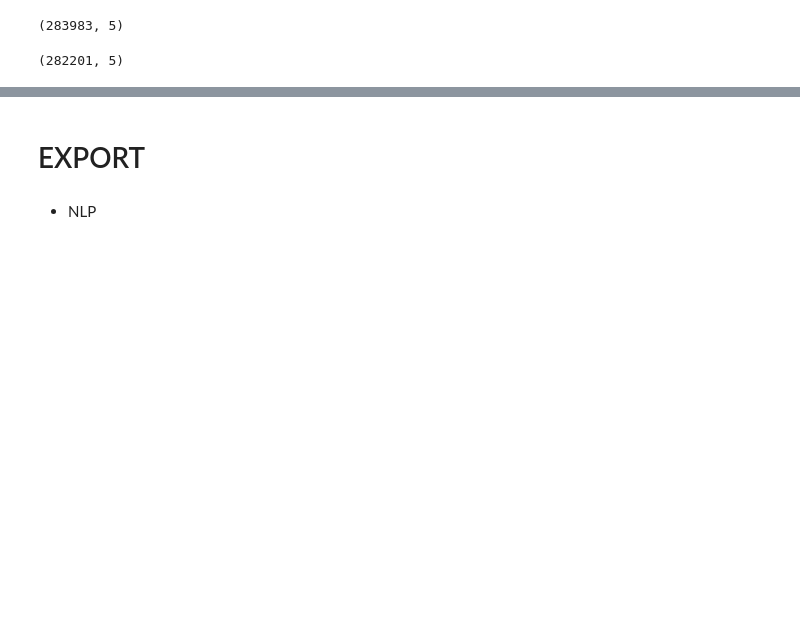
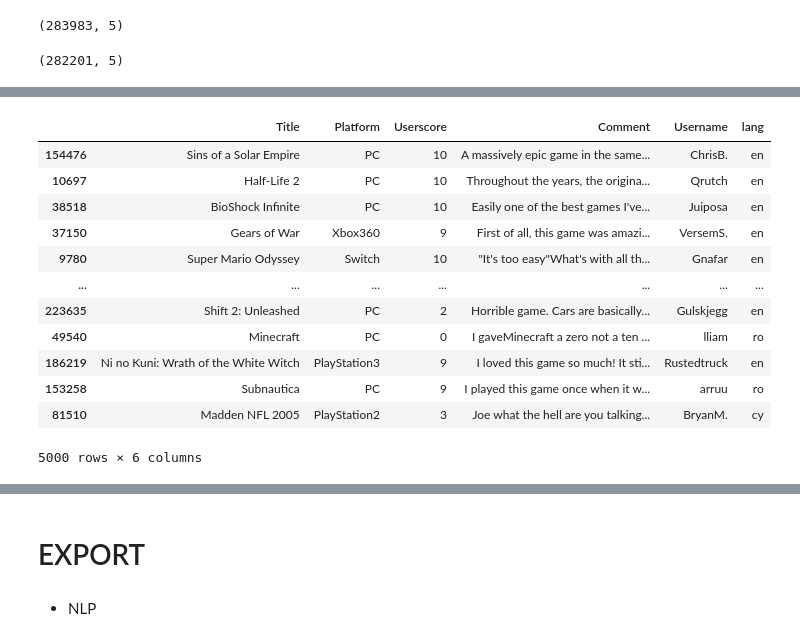
Before and after one commit to vivyhasadream/Game_Recommender_System_W_Sentimental_Analyzer, a Jupyter notebook: 1_DataCleaning_metacritic.ipynb, the cells around one changed output, grey strips where cells are left out. Saved outputs shown, nothing was run; the diff lists cells and outputs as text; code cells hidden in the pictures; blank space fills up the shorter version.

Commit message:
add lang detect

```diff
--- a/1_DataCleaning_metacritic.ipynb
+++ b/1_DataCleaning_metacritic.ipynb
@@ -154,3 +157,12 @@ df_comments.dropna(inplace=True)
 df_comments.shape
 # %% [output]
 (282201, 5)
+# %%
+df_comments_5000 = df_comments.sample(5000)
+# %%
+start = time.time()
+
+df_comments_5000['lang'] = df_comments_5000['Title'].apply(detect)
+
+end = time.time()
+print(f'this function took {end-start} seconds.')
@@ -156,0 +171,16 @@ df_comments.shape
+# %%
+df_comments_5000
+# %% [output]
+|  | Title | Platform | Userscore | Comment | Username | lang |
+| 154476 | Sins of a Solar Empire | PC | 10 | A massively epic game in the same... | ChrisB. | en |
+| 10697 | Half-Life 2 | PC | 10 | Throughout the years, the origina... | Qrutch | en |
+| 38518 | BioShock Infinite | PC | 10 | Easily one of the best games I've... | Juiposa | en |
+| 37150 | Gears of War | Xbox360 | 9 | First of all, this game was amazi... | VersemS. | en |
+| 9780 | Super Mario Odyssey | Switch | 10 | "It's too easy"What's with all th... | Gnafar | en |
+| ... | ... | ... | ... | ... | ... | ... |
+| 223635 | Shift 2: Unleashed | PC | 2 | Horrible game. Cars are basically... | Gulskjegg | en |
+| 49540 | Minecraft | PC | 0 | I gaveMinecraft a zero not a ten ... | lliam | ro |
+| 186219 | Ni no Kuni: Wrath of the White Witch | PlayStation3 | 9 | I loved this game so much! It sti... | Rustedtruck | en |
+| 153258 | Subnautica | PC | 9 | I played this game once when it w... | arruu | ro |
+| 81510 | Madden NFL 2005 | PlayStation2 | 3 | Joe what the hell are you talking... | BryanM. | cy |
+5000 rows × 6 columns
```
Also changed, not shown: parts of 4 cells of this notebook.
